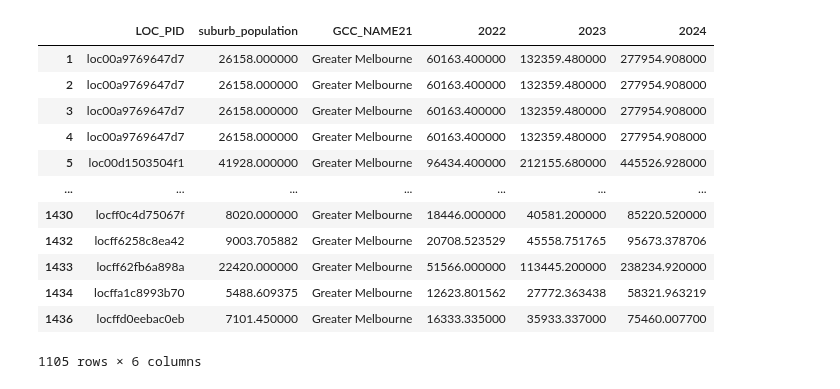
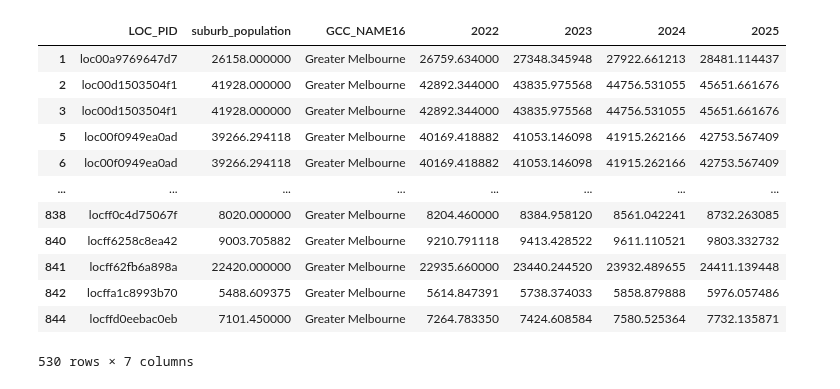
Before and after one commit to MAST30034-Applied-Data-Science/generic-real-estate-consulting-project-group-6, a Jupyter notebook: notebooks/population_pre.ipynb, the cells around one changed output. Cells and saved outputs as stored; diff of their text form; code cells hidden in the pictures.

```diff
--- a/notebooks/population_pre.ipynb
+++ b/notebooks/population_pre.ipynb
@@ -25,11 +16,9 @@ population_pred_vic
 # %%
-
-properties_preporcessed_1=properties_preporcessed_1[['SA2_CODE21','LOC_PID']].copy()
-properties_preporcessed_1=properties_preporcessed_1.groupby(['SA2_CODE21','LOC_PID']).count()
+properties_preporcessed_1=properties_preporcessed_1[['SA2_MAIN16','LOC_PID']].copy()
+properties_preporcessed_1=properties_preporcessed_1.groupby(['SA2_MAIN16','LOC_PID']).count()
 
 
 properties_preporcessed_1=properties_preporcessed_1.reset_index()
-properties_preporcessed_1.SA2_CODE21=properties_preporcessed_1.SA2_CODE21.astype('int')
-# properties_preporcessed_1=properties_preporcessed_1.set_index('SA2_CODE21',verify_integrity=True)
+properties_preporcessed_1.SA2_MAIN16=properties_preporcessed_1.SA2_MAIN16.astype('int')
 properties_preporcessed_1
 # %% [output]
@@ -49,7 +38,7 @@ properties_preporcessed_1
 # %%
-SA2_2021_AUST_GDA2020=SA2_2021_AUST_GDA2020[['SA2_CODE21','GCC_NAME21']]
-SA2_2021_AUST_GDA2020=SA2_2021_AUST_GDA2020[SA2_2021_AUST_GDA2020['GCC_NAME21'].isin(['Greater Melbourne','Rest of Vic.','Migratory - Offshore - Shipping (Vic.)'])].copy()
-SA2_2021_AUST_GDA2020=SA2_2021_AUST_GDA2020.set_index('SA2_CODE21').reset_index()
-SA2_2021_AUST_GDA2020.SA2_CODE21=SA2_2021_AUST_GDA2020.SA2_CODE21.astype('int')
-SA2_2021_AUST_GDA2020
+SA2_2016 = SA2_2016[['SA2_MAIN16','GCC_NAME16']]
+SA2_2016 = SA2_2016[SA2_2016['GCC_NAME16'].isin(['Greater Melbourne','Rest of Vic.'])].copy()
+SA2_2016 = SA2_2016.set_index('SA2_MAIN16').reset_index()
+SA2_2016.SA2_MAIN16 = SA2_2016.SA2_MAIN16.astype('int')
+SA2_2016
 # %% [output]
@@ -69,5 +58,5 @@ SA2_2021_AUST_GDA2020
 # %%
-df2=pd.merge(properties_preporcessed_1,SA2_2021_AUST_GDA2020)
-df2=df2[['LOC_PID','GCC_NAME21']].copy()
+df2=pd.merge(properties_preporcessed_1,SA2_2016)
+df2=df2[['LOC_PID','GCC_NAME16']].copy()
 df2
 # %% [output]
@@ -87,8 +76,8 @@ df2
 # %%
-population=pd.merge(population,df2)[['LOC_PID','suburb_population','GCC_NAME21']]
+population=pd.merge(population,df2,)[['LOC_PID','suburb_population','GCC_NAME16']]
 
-Greater_Melbourne=population[population['GCC_NAME21'].isin(['Greater Melbourne'])].copy()
-Rest_of_Vic=population[population['GCC_NAME21'].isin(['Rest of Vic.'])].copy()
+Greater_Melbourne=population[population['GCC_NAME16'].isin(['Greater Melbourne'])].copy()
+Rest_of_Vic=population[population['GCC_NAME16'].isin(['Rest of Vic.'])].copy()
 
 population
 # %% [output]
@@ -108,22 +105,23 @@ population
 # %%
 Greater_Melbourne['2022']=Greater_Melbourne['suburb_population']*population_pred_greater_melbourne.loc[2022]['Annual population growth(e)']
 Greater_Melbourne['2023']=Greater_Melbourne['2022']*population_pred_greater_melbourne.loc[2023]['Annual population growth(e)']
 Greater_Melbourne['2024']=Greater_Melbourne['2023']*population_pred_greater_melbourne.loc[2024]['Annual population growth(e)']
+Greater_Melbourne['2025']=Greater_Melbourne['2024']*population_pred_greater_melbourne.loc[2025]['Annual population growth(e)']
 Greater_Melbourne
 # %% [output]
-|  | LOC_PID | suburb_population | GCC_NAME21 | 2022 | 2023 | 2024 |
-| 1 | loc00a9769647d7 | 26158.000000 | Greater Melbourne | 60163.400000 | 132359.480000 | 277954.908000 |
-| 2 | loc00a9769647d7 | 26158.000000 | Greater Melbourne | 60163.400000 | 132359.480000 | 277954.908000 |
-| 3 | loc00a9769647d7 | 26158.000000 | Greater Melbourne | 60163.400000 | 132359.480000 | 277954.908000 |
-| 4 | loc00a9769647d7 | 26158.000000 | Greater Melbourne | 60163.400000 | 132359.480000 | 277954.908000 |
-| 5 | loc00d1503504f1 | 41928.000000 | Greater Melbourne | 96434.400000 | 212155.680000 | 445526.928000 |
-| ... | ... | ... | ... | ... | ... | ... |
-| 1430 | locff0c4d75067f | 8020.000000 | Greater Melbourne | 18446.000000 | 40581.200000 | 85220.520000 |
-| 1432 | locff6258c8ea42 | 9003.705882 | Greater Melbourne | 20708.523529 | 45558.751765 | 95673.378706 |
-| 1433 | locff62fb6a898a | 22420.000000 | Greater Melbourne | 51566.000000 | 113445.200000 | 238234.920000 |
-| 1434 | locffa1c8993b70 | 5488.609375 | Greater Melbourne | 12623.801562 | 27772.363438 | 58321.963219 |
-| 1436 | locffd0eebac0eb | 7101.450000 | Greater Melbourne | 16333.335000 | 35933.337000 | 75460.007700 |
+|  | LOC_PID | suburb_population | GCC_NAME16 | 2022 | 2023 | 2024 | 2025 |
+| 1 | loc00a9769647d7 | 26158.000000 | Greater Melbourne | 26759.634000 | 27348.345948 | 27922.661213 | 28481.114437 |
+| 2 | loc00d1503504f1 | 41928.000000 | Greater Melbourne | 42892.344000 | 43835.975568 | 44756.531055 | 45651.661676 |
+| 3 | loc00d1503504f1 | 41928.000000 | Greater Melbourne | 42892.344000 | 43835.975568 | 44756.531055 | 45651.661676 |
+| 5 | loc00f0949ea0ad | 39266.294118 | Greater Melbourne | 40169.418882 | 41053.146098 | 41915.262166 | 42753.567409 |
+| 6 | loc00f0949ea0ad | 39266.294118 | Greater Melbourne | 40169.418882 | 41053.146098 | 41915.262166 | 42753.567409 |
+| ... | ... | ... | ... | ... | ... | ... | ... |
+| 838 | locff0c4d75067f | 8020.000000 | Greater Melbourne | 8204.460000 | 8384.958120 | 8561.042241 | 8732.263085 |
+| 840 | locff6258c8ea42 | 9003.705882 | Greater Melbourne | 9210.791118 | 9413.428522 | 9611.110521 | 9803.332732 |
+| 841 | locff62fb6a898a | 22420.000000 | Greater Melbourne | 22935.660000 | 23440.244520 | 23932.489655 | 24411.139448 |
+| 842 | locffa1c8993b70 | 5488.609375 | Greater Melbourne | 5614.847391 | 5738.374033 | 5858.879888 | 5976.057486 |
+| 844 | locffd0eebac0eb | 7101.450000 | Greater Melbourne | 7264.783350 | 7424.608584 | 7580.525364 | 7732.135871 |
-1105 rows × 6 columns
+530 rows × 7 columns
 # %%
 Rest_of_Vic['2022']=Rest_of_Vic['suburb_population']*population_pred_rest_vic.loc[2022]['Annual population growth(e)']
 Rest_of_Vic['2023']=Rest_of_Vic['2022']*population_pred_rest_vic.loc[2023]['Annual population growth(e)']
```
Also changed, not shown: parts of 10 cells of this notebook, 2 other files.
